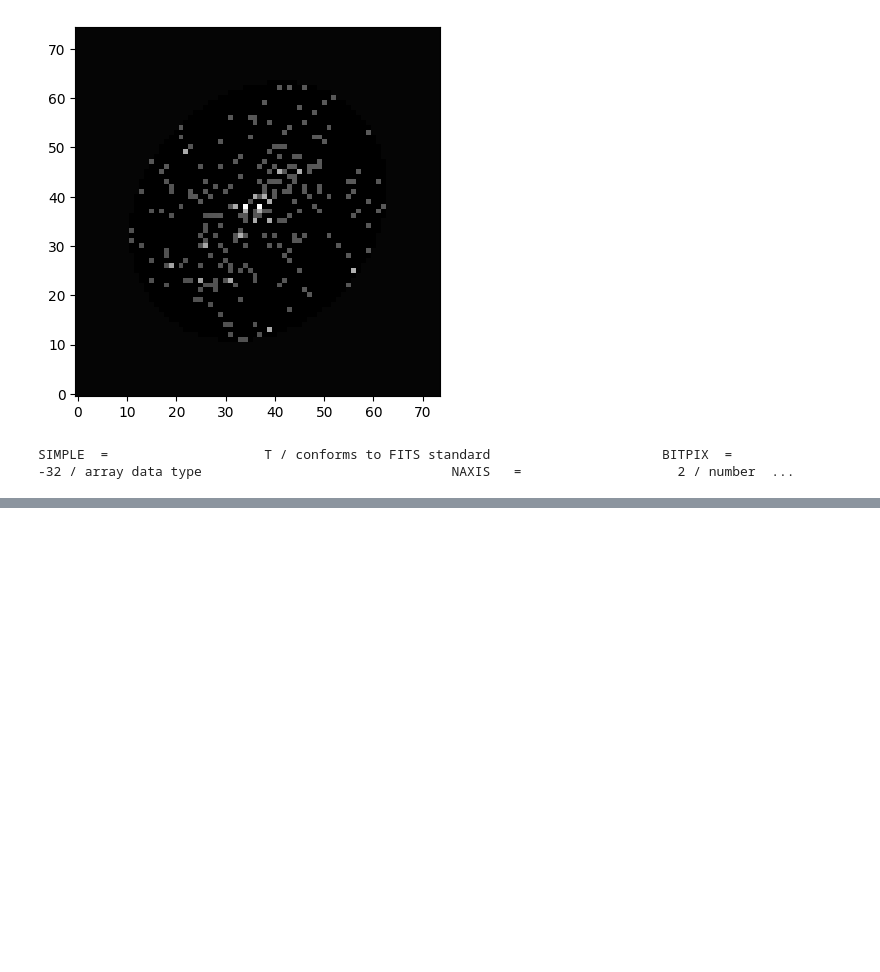
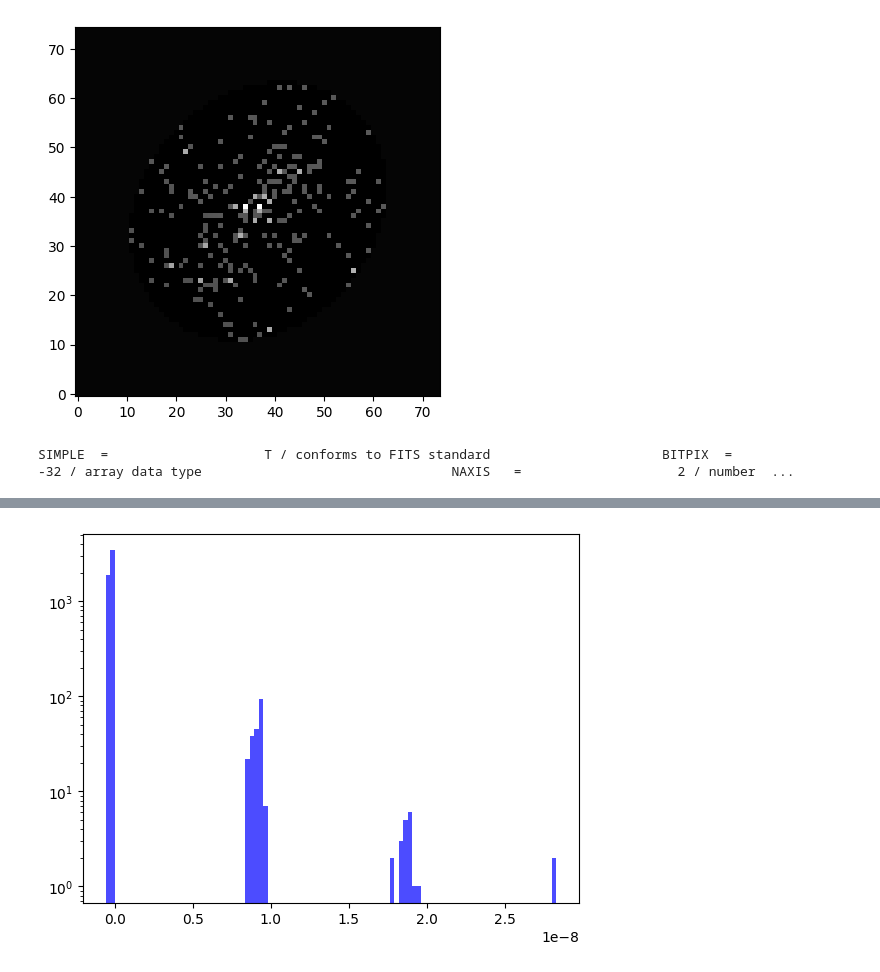
Before and after one commit to NubbyNubsIII/agn_passage, a Jupyter notebook: test.ipynb, the cells around one changed output, grey strips where cells are left out. Drawn from its saved outputs; the diff is of its cells as text; code cells hidden in the pictures; blank space fills up the shorter version.

```diff
--- a/test.ipynb
+++ b/test.ipynb
@@ -126,0 +172,8 @@ plt.show()
+# %%
+plt.hist(chan_data.flatten(), bins=100, color='blue', alpha=0.7)
+
+#log scale the histogram
+plt.yscale('log')
+plt.show()
+# %% [output]
+[figure, added]
```
Also changed, not shown: parts of 4 cells of this notebook, 3 other files.
